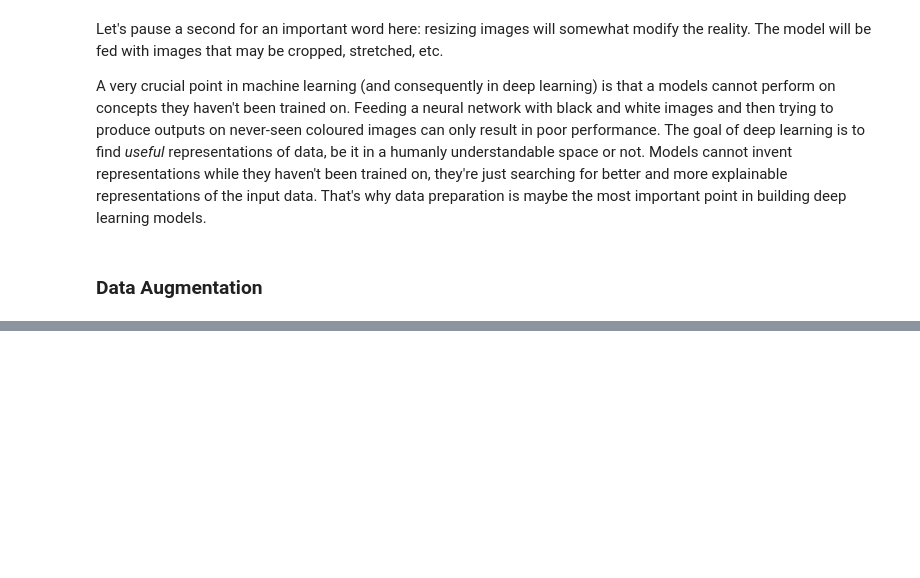
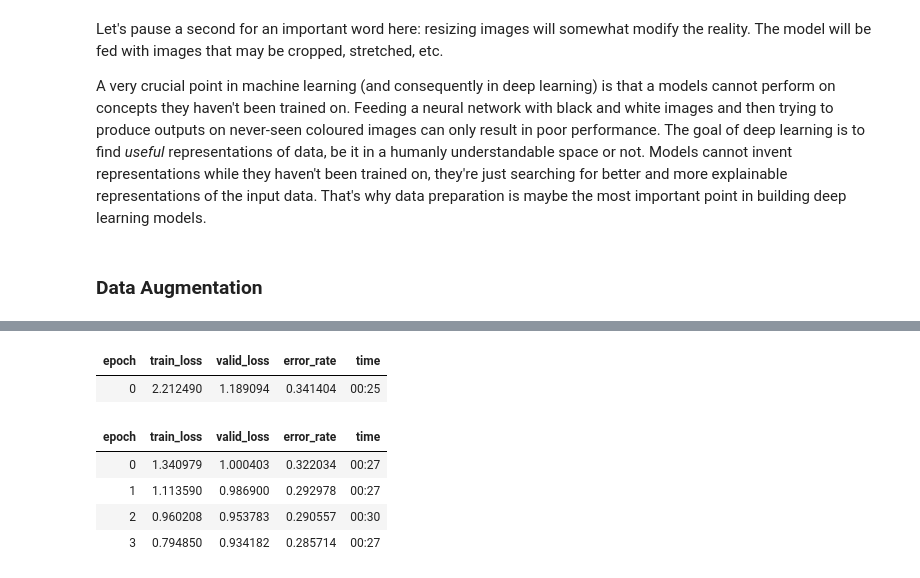
Before and after one commit to antounes/deep-learning-fastai-pytorch, a Jupyter notebook: 02_from_model_to_production.ipynb, the cells around one changed output, grey strips where cells are left out. Drawn from its saved outputs; the diff is of its cells as text; code cells hidden in the pictures; blank space fills up the shorter version.

```diff
--- a/02_from_model_to_production.ipynb
+++ b/02_from_model_to_production.ipynb
@@ -125,0 +138,5 @@ A very crucial point in machine learning (and consequently in deep learning) is
+# %%
+# Create learner and fine-tune to our dataset
+learn = cnn_learner(dls, resnet18, metrics=error_rate)
+learn.fine_tune(4)
+# %% [output]
@@ -125,0 +144,7 @@ A very crucial point in machine learning (and consequently in deep learning) is
+| epoch | train_loss | valid_loss | error_rate | time |
+| 0 | 2.212490 | 1.189094 | 0.341404 | 00:25 |
+| epoch | train_loss | valid_loss | error_rate | time |
+| 0 | 1.340979 | 1.000403 | 0.322034 | 00:27 |
+| 1 | 1.113590 | 0.986900 | 0.292978 | 00:27 |
+| 2 | 0.960208 | 0.953783 | 0.290557 | 00:30 |
+| 3 | 0.794850 | 0.934182 | 0.285714 | 00:27 |
```
Also changed, not shown: parts of 9 cells of this notebook.
